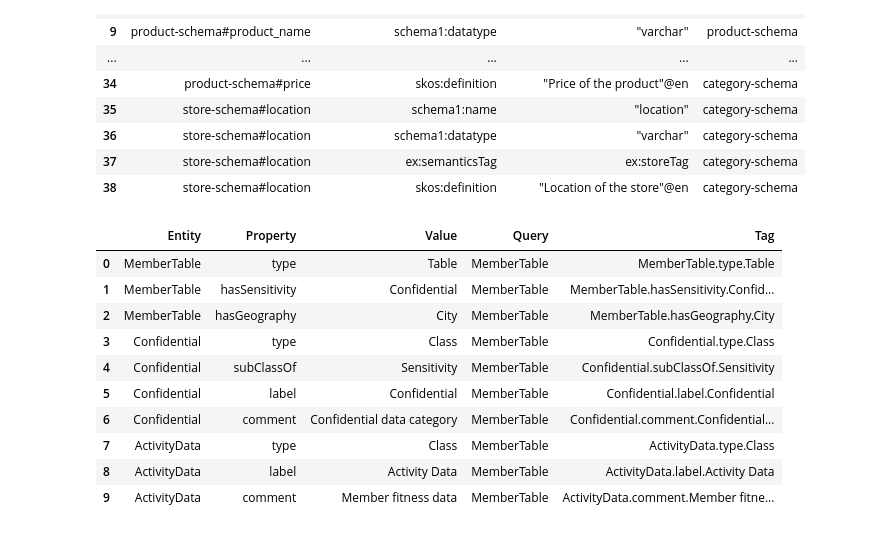
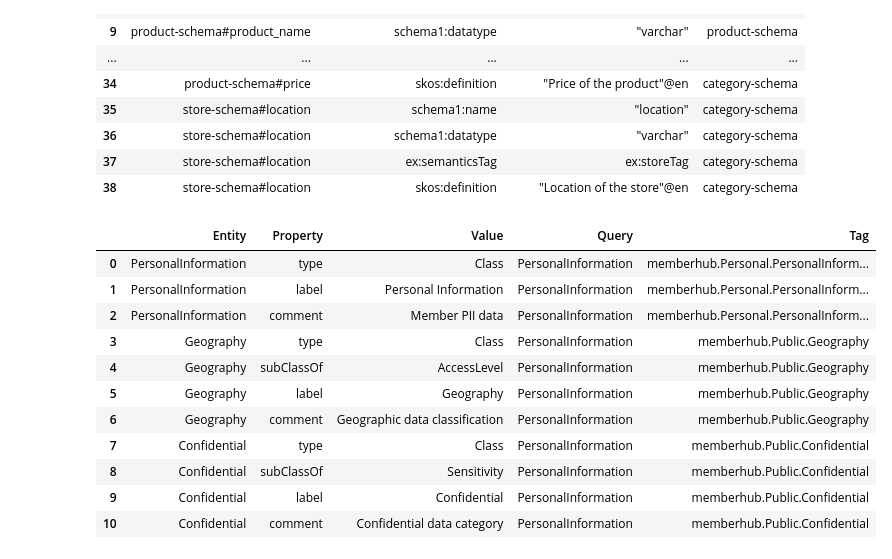
Before and after one commit to mgorav/rdf_based_tags, a Jupyter notebook: rdf_based_tags_1.4.ipynb, the cells around one changed output. Saved outputs shown, nothing was run; the diff lists cells and outputs as text; code cells hidden in the pictures.

Commit message:
member hub example

```diff
--- a/rdf_based_tags_1.4.ipynb
+++ b/rdf_based_tags_1.4.ipynb
@@ -1064,7 +1064,7 @@ class RDFAnnoyIndexer:
 
     def retrieve_similar_tags(self, query_entity_uri, n=1):
         if query_entity_uri not in self.entity_vectors:
-            return pd.DataFrame(columns=["Entity", "Property", "Value", "Query"])
+            return pd.DataFrame(columns=["Entity", "Property", "Value", "Query", "Tag"])
 
         query_vector = self.entity_vectors[query_entity_uri]
         nearest_ids = self.index.get_nns_by_vector(query_vector, n, include_distances=False)
@@ -1089,14 +1089,23 @@ class RDFAnnoyIndexer:
                     value_str = value_str.split("#")[-1]
                 else:
                     value_str = value_str.split("/")[-1]
+
+                tag = self._generate_tag(entity_str, query_entity_uri)
                 results.append({
                     "Entity": entity_str,
                     "Property": property_str,
                     "Value": value_str,
-                    "Query": str(query_entity_uri).split("/")[-1]
+                    "Query": str(query_entity_uri).split("/")[-1],
+                    "Tag": tag
                 })
 
         return pd.DataFrame(results)
+
+    def _generate_tag(self, entity_str, query_entity_uri):
+        namespace = "memberhub" if "member" in str(query_entity_uri) else "activityhub"
+        level2_class = "Personal" if "Personal" in entity_str else "Public"
+        level3_class = entity_str.split(".")[-1]
+        return f"{namespace}.{level2_class}.{level3_class}"
 
 # Initialize the RDFAnnoyIndexer with the desired dimension for the vector space
 indexer = RDFAnnoyIndexer(dimension=100)
@@ -1128,44 +1137,42 @@ ns:Sensitivity a rdfs:Class ;
 ns:Geography a rdfs:Class ;
     rdfs:subClassOf ns:AccessLevel ;
     rdfs:label "Geography" ;
     rdfs:comment "Geographic data classification" .
 
 ns:Confidential a rdfs:Class ;
     rdfs:subClassOf ns:Sensitivity ;
     rdfs:label "Confidential" ;
     rdfs:comment "Confidential data category" .
 
 ns:City a rdfs:Class ;
     rdfs:subClassOf ns:Geography ;
     rdfs:label "City" ;
     rdfs:comment "City level geographic data" .
 
 # Example of linking a table with tags for sensitivity and geography
 ex:MemberTable a ns:Table ;
     ns:hasSensitivity ns:Confidential ;
     ns:hasGeography ns:City .
 """
 
 indexer.load_rdf_data(turtle_data, format="turtle")
 
 # Retrieve similar tags for a given entity URI
-query_entity_uri = "http://example.org/MemberTable"
+query_entity_uri = "http://nike.com/memberhub/PersonalInformation"
 tags_df = indexer.retrieve_similar_tags(rdflib.URIRef(query_entity_uri), n=3)
-
-# Convert tags to dot notation
-tags_df["Tag"] = tags_df["Entity"] + "." + tags_df["Property"] + "." + tags_df["Value"]
 
 # Display the retrieved tags
 display(tags_df)
 # %% [output]
 |  | Entity | Property | Value | Query | Tag |
-| 0 | MemberTable | type | Table | MemberTable | MemberTable.type.Table |
-| 1 | MemberTable | hasSensitivity | Confidential | MemberTable | MemberTable.hasSensitivity.Confid... |
-| 2 | MemberTable | hasGeography | City | MemberTable | MemberTable.hasGeography.City |
-| 3 | Confidential | type | Class | MemberTable | Confidential.type.Class |
-| 4 | Confidential | subClassOf | Sensitivity | MemberTable | Confidential.subClassOf.Sensitivity |
-| 5 | Confidential | label | Confidential | MemberTable | Confidential.label.Confidential |
-| 6 | Confidential | comment | Confidential data category | MemberTable | Confidential.comment.Confidential... |
-| 7 | ActivityData | type | Class | MemberTable | ActivityData.type.Class |
-| 8 | ActivityData | label | Activity Data | MemberTable | ActivityData.label.Activity Data |
-| 9 | ActivityData | comment | Member fitness data | MemberTable | ActivityData.comment.Member fitne... |
+| 0 | PersonalInformation | type | Class | PersonalInformation | memberhub.Personal.PersonalInform... |
+| 1 | PersonalInformation | label | Personal Information | PersonalInformation | memberhub.Personal.PersonalInform... |
+| 2 | PersonalInformation | comment | Member PII data | PersonalInformation | memberhub.Personal.PersonalInform... |
+| 3 | Geography | type | Class | PersonalInformation | memberhub.Public.Geography |
+| 4 | Geography | subClassOf | AccessLevel | PersonalInformation | memberhub.Public.Geography |
+| 5 | Geography | label | Geography | PersonalInformation | memberhub.Public.Geography |
+| 6 | Geography | comment | Geographic data classification | PersonalInformation | memberhub.Public.Geography |
+| 7 | Confidential | type | Class | PersonalInformation | memberhub.Public.Confidential |
+| 8 | Confidential | subClassOf | Sensitivity | PersonalInformation | memberhub.Public.Confidential |
+| 9 | Confidential | label | Confidential | PersonalInformation | memberhub.Public.Confidential |
+| 10 | Confidential | comment | Confidential data category | PersonalInformation | memberhub.Public.Confidential |
```
